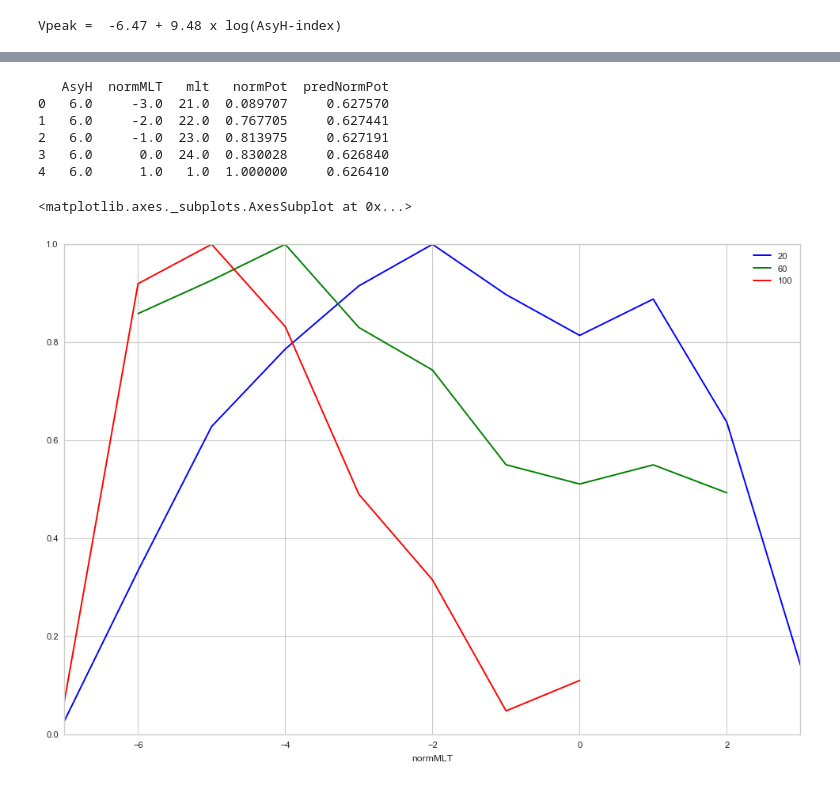
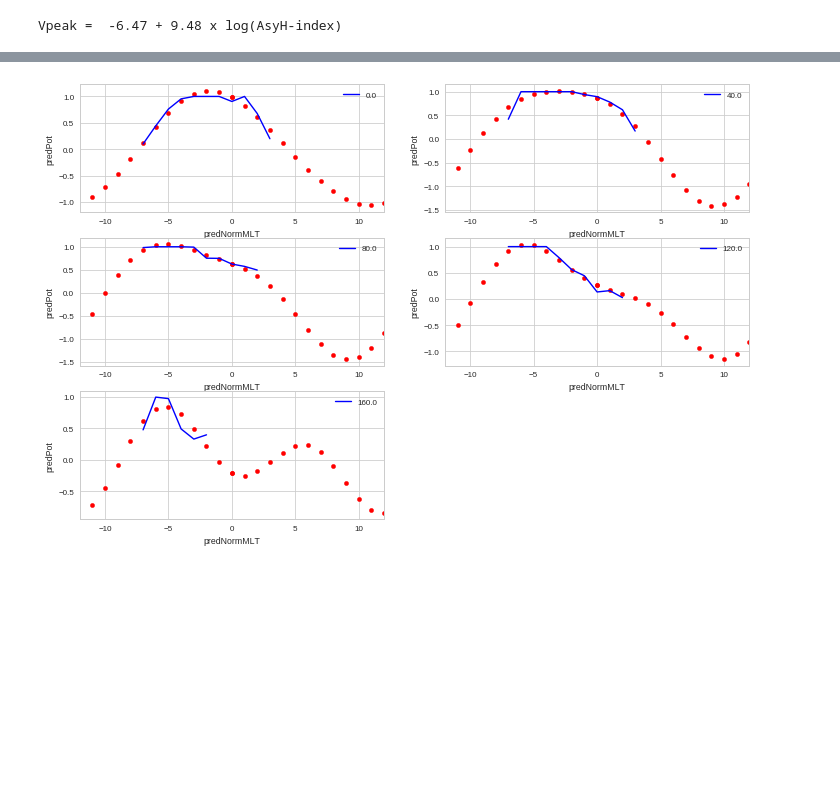
Before and after one commit to bharatreddy/indsvels, a Jupyter notebook: ipy/model-potentials.ipynb, the cells around one changed output, grey strips where cells are left out. Cells and saved outputs as stored; diff of their text form; code cells hidden in the pictures; blank space fills up the shorter version.

Commit message:
mlt fit harmonics 2nd order

```diff
--- a/ipy/model-potentials.ipynb
+++ b/ipy/model-potentials.ipynb
@@ -162,0 +172,22 @@ f.savefig( "../figs/potMagFit.pdf" )
+# %%
+# To estimate the boundary we
+# fit second order harmonics!
+def mlt_fit_func((mlt, asy), c1_a, c1_b, s1_a, s1_b,\
+                 c2_a, c2_b, s2_a, s2_b, phiC1_a,\
+                 phiC1_b, phiS1_a, phiS1_b):
+    # Setup the base constants
+    # as functions of Asy index
+    c1 = c1_a + c1_b*asy
+    s1 = s1_a + s1_b*asy
+    c2 = c2_a + c2_b*asy
+    s2 = s2_a + s2_b*asy
+    phiC1 = phiC1_a + phiC1_b*asy
+    phiS1 = phiS1_a + phiS1_b*asy
+    # Now get to the actual function
+    phiC = (2*numpy.pi/24.) * mlt + phiC1
+    phiS = (2*numpy.pi/24.) * mlt + phiS1
+    cosTerm = c1 * numpy.cos(phiC)
+    sinTerm = s1 * numpy.sin(phiS)
+    cos2Term = c2 * numpy.cos(2*phiC)
+    sin2Term = s2 * numpy.sin(2*phiS)
+    return cosTerm + sinTerm + cos2Term + sin2Term
@@ -163 +242,24 @@ f.savefig( "../figs/potMagFit.pdf" )
+# %%
+asyList = [ 0., 40., 80., 120., 160. ]
+f = plt.figure(figsize=(12, 8))
+ax = []
+ax.append( f.add_subplot(3,2,1) )
+ax.append( f.add_subplot(3,2,2) )
+ax.append( f.add_subplot(3,2,3) )
+ax.append( f.add_subplot(3,2,4) )
+ax.append( f.add_subplot(3,2,5) )
+seaMap = ListedColormap(sns.color_palette("Reds"))
+
+
+for pltInd, pltAsy in enumerate( asyList ):
+    pltDF = mltPotDF[ (mltPotDF["AsyHRnd"] == pltAsy) ]
+    pltDF.plot( x='normMLT',
+                y='normPot', ax=ax[pltInd], c='b', label=str(pltAsy))
+
+    pltPredDF = predPotDF[ (predPotDF["predAsy"] == pltAsy) ]
+    pltPredDF.plot( x='predNormMLT',
+                  y='predPot',ax=ax[pltInd], kind="scatter", c= 'r')
+    ax[pltInd].set_xlim( [-12, 12] )
+# %% [output]
+[figure, added]
 # %%
@@ -172,35 +275,0 @@ def mlt_fit_harmonic((mlt, asy), a0, c1, s1, phiC1, phiS1):
-# %%
-mltPotDF = potDF[ ["AsyH", "normMLT", "normPot", "mlt"]\
-                ].groupby( ["AsyH", "normMLT", "mlt"] \
-                ).max().reset_index()
-# get pred peak potentials
-
-poptNormPot, pcovNormPot = curve_fit(mlt_fit_harmonic,\
-                               (mltPotDF['mlt'].T,mltPotDF['AsyH'].T),\
-                               mltPotDF['normPot'], p0=(1., 1., 1., 1., 1.))
-
-mltPotDF["predNormPot"] = [ mlt_fit_harmonic( (x, y), *poptNormPot) for x,y in zip(mltPotDF["mlt"],mltPotDF["AsyH"]) ]
-print mltPotDF.head()
-# %% [output]
-   AsyH  normMLT   mlt   normPot  predNormPot
-0   6.0     -3.0  21.0  0.089707     0.627570
-1   6.0     -2.0  22.0  0.767705     0.627441
-2   6.0     -1.0  23.0  0.813975     0.627191
-3   6.0      0.0  24.0  0.830028     0.626840
-4   6.0      1.0   1.0  1.000000     0.626410
-# %%
-f = plt.figure(figsize=(12, 8))
-ax1 = f.add_subplot(1,1,1)
-seaMap = ListedColormap(sns.color_palette("Reds"))
-pltDF = mltPotDF[ (mltPotDF["AsyH"] == 20) ]
-pltDF.plot( x='normMLT',
-            y='normPot', ax=ax1, c='b', label='20')
-pltDF = mltPotDF[ (mltPotDF["AsyH"] == 60) ]
-pltDF.plot( x='normMLT',
-            y='normPot', ax=ax1, c='g', label='60')
-pltDF = mltPotDF[ (mltPotDF["AsyH"] == 110) ]
-pltDF.plot( x='normMLT',
-            y='normPot', ax=ax1, c='r', label='100')
-# %% [output]
-<matplotlib.axes._subplots.AxesSubplot at 0x...>
-[figure, removed]
```
Also changed, not shown: parts of 10 cells of this notebook, 2 other files.
